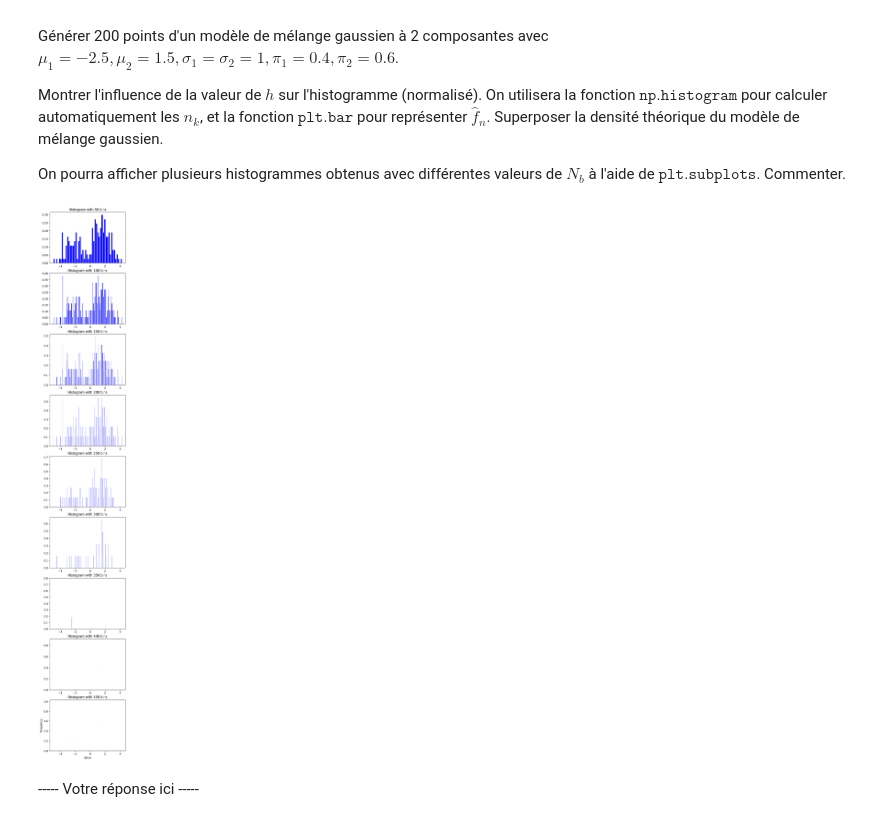
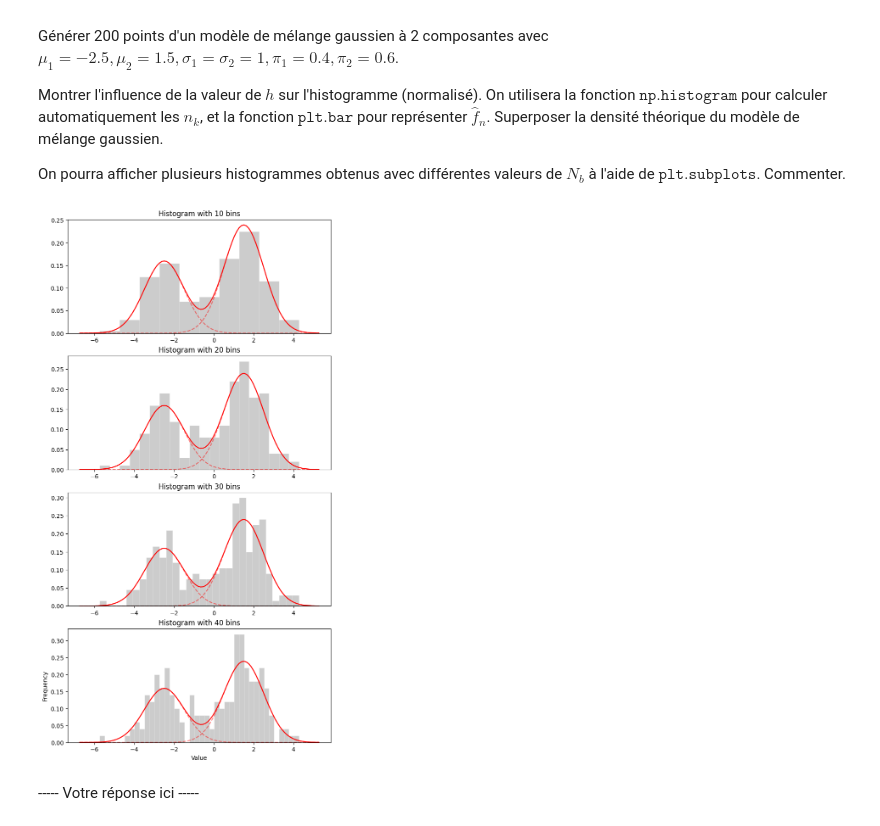
Before and after one commit to Ben1306/introduction_stats_sdia, a Jupyter notebook: tp2_RENOUX_MOREL.ipynb, the cells around one changed output. Saved outputs shown, nothing was run; the diff lists cells and outputs as text; code cells hidden in the pictures.

```diff
--- a/tp2_RENOUX_MOREL.ipynb
+++ b/tp2_RENOUX_MOREL.ipynb
@@ -62,41 +62,45 @@ gaussian_choice = np.array([np.random.choice([0,1], p=pis) for _ in range(N)])
 distribution = np.array([
     np.random.normal(means[0],covs[0], N),
     np.random.normal(means[1],covs[1], N)
 ])
 
 probas = np.array(
     [distribution[gaussian_choice[k], k] for k in range(N)]
 )
 
 min, max = np.min(probas), np.max(probas)
+Nb = [10,20,30,40]
 
-Nb = [50, 100, 150, 200, 250, 300, 350, 400, 450]
+fig, axes = plt.subplots(len(Nb), 1, figsize=(8, len(Nb)*4))
 
-fig, axes = plt.subplots(len(Nb), 1, figsize=(5, len(Nb)*4))
-
-x = np.linspace(min, max, 100)
+x = np.linspace(min-1, max+1, 100)
 
 for i, n in enumerate(Nb):
     h = (max-min)/n
     histogram, bins = np.histogram(probas, n, density=True)
     bin_centers = bins[:-1] + h / 2
 
     # Create a bar chart
-    axes[i].bar(bin_centers, histogram, width=h, color='b', edgecolor='white')
+    axes[i].bar(bin_centers, histogram, width=h, color='black', alpha=0.2, edgecolor='white')
     axes[i].set_title('Histogram with ' + str(n) + " bins")
 
-    pdf1 =
+    pdf1 = pis[0] * ss.norm.pdf(x, loc=means[0],scale=covs[0])
+    pdf2 = pis[1] * ss.norm.pdf(x, loc=means[1],scale=covs[1])
 
-    i += 1
+    pdf3 = pdf1 + pdf2
+
+    axes[i].plot(x, pdf1, color="r", alpha=0.5, linestyle='--')
+    axes[i].plot(x, pdf2, color="r", alpha=0.5, linestyle='--')
+    axes[i].plot(x, pdf3, color="r", alpha=1)
 
 plt.xlabel('Value')
 plt.ylabel('Frequency')
 plt.show()
 # # # # # # # # #
 # YOUR CODE HERE #
 # # # # # # # # #
 # %% [output]
-[figure, old version]
+[figure, new version]
 # %% [markdown]
 
 ----- Votre réponse ici -----
```
Also changed, not shown: parts of 5 cells of this notebook, 1 other file.
